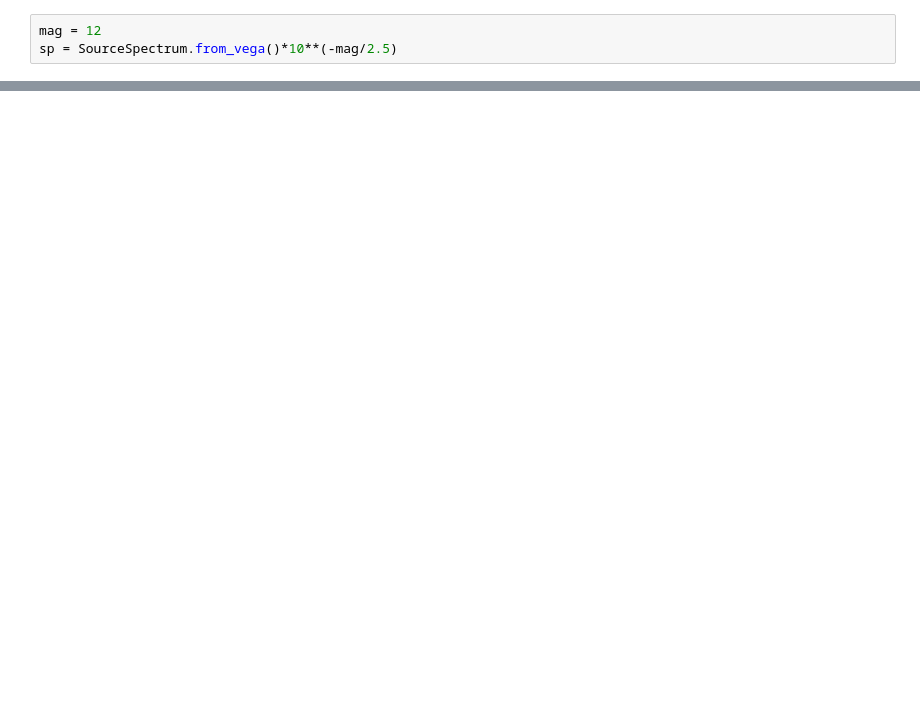
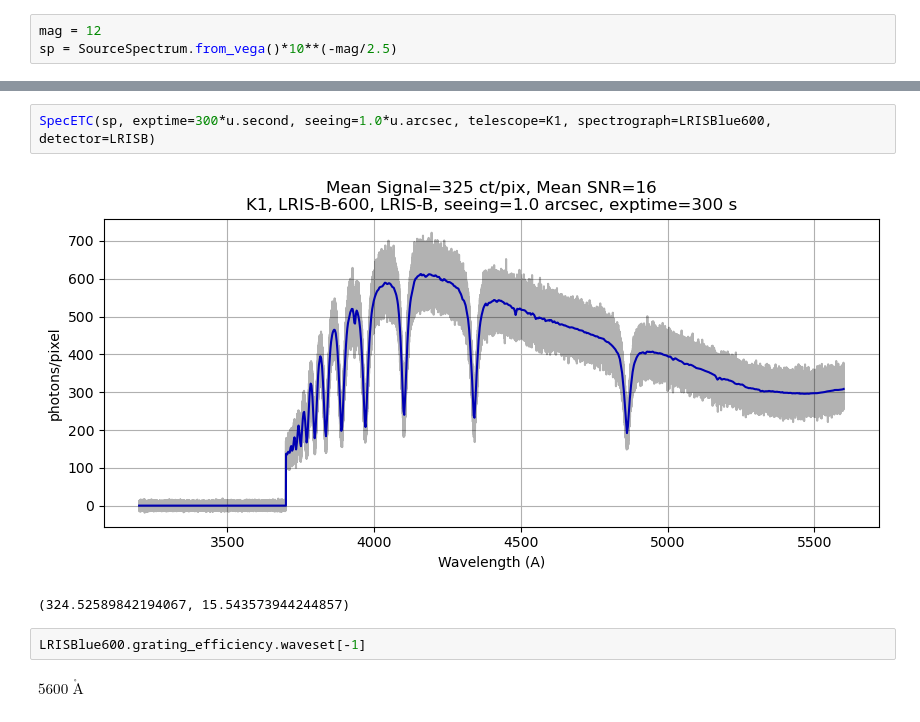
Before and after one commit to joshwalawender/SpecETC, a Jupyter notebook: Sandbox.ipynb, the cells around one changed output, grey strips where cells are left out. Saved outputs shown, nothing was run; the diff lists cells and outputs as text; blank space fills up the shorter version.

```diff
--- a/Sandbox.ipynb
+++ b/Sandbox.ipynb
@@ -16,0 +21,9 @@ SpecETC(sp, exptime=300*u.second, seeing=3.5*u.arcsec)
+# %%
+SpecETC(sp, exptime=300*u.second, seeing=1.0*u.arcsec, telescope=K1, spectrograph=LRISBlue600, detector=LRISB)
+# %% [output]
+[figure, added]
+(324.52589842194067, 15.543573944244857)
+# %%
+LRISBlue600.grating_efficiency.waveset[-1]
+# %% [output]
+$5600 \; \mathrm{\mathring{A}}$
```
Also changed, not shown: parts of 3 cells of this notebook, 6 other files.
